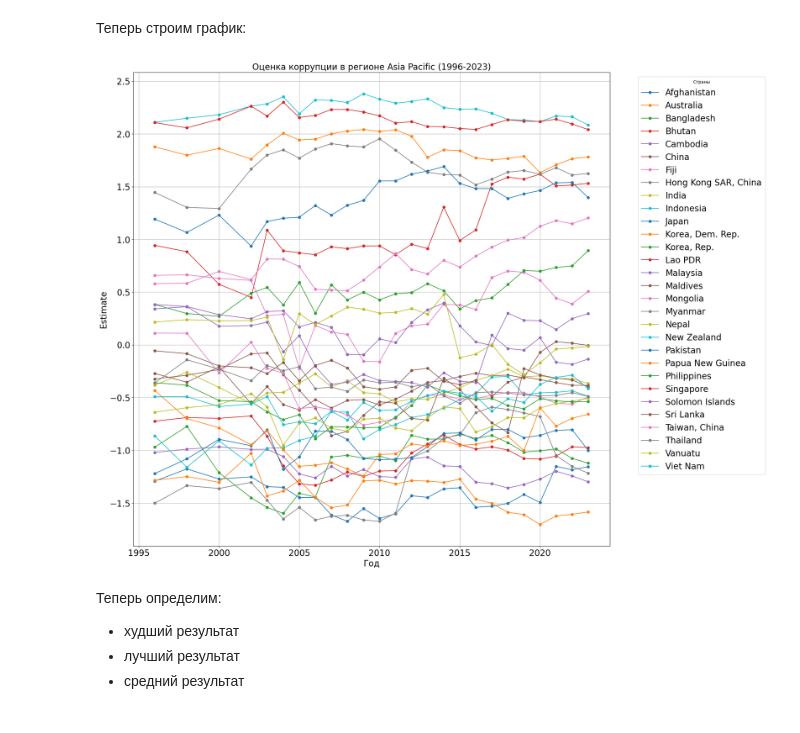
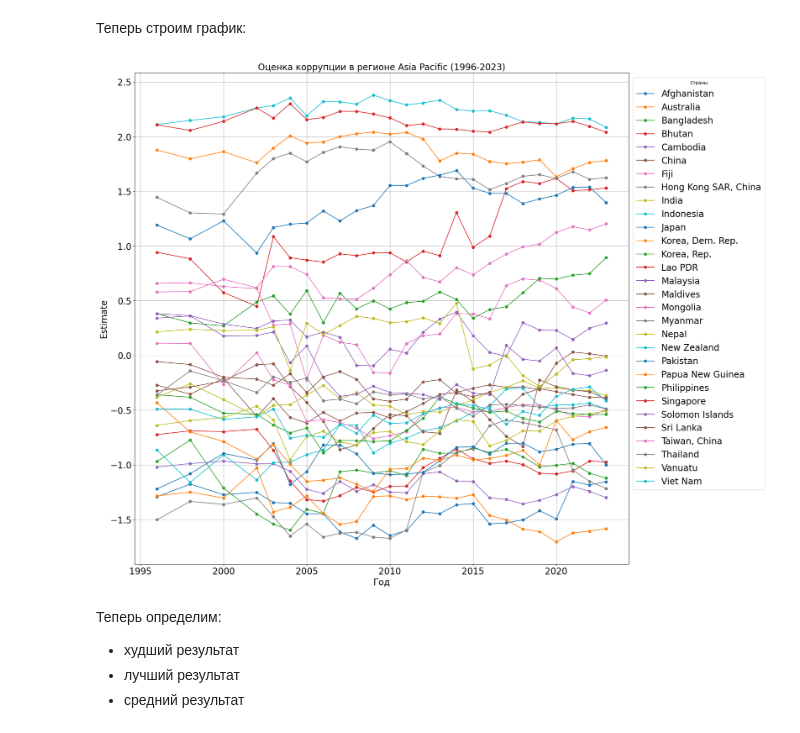
Before and after one commit to SARWX/mlmethods, a Jupyter notebook: task1.ipynb, the cells around one changed output. Drawn from its saved outputs; the diff is of its cells as text; code cells hidden in the pictures.

```diff
--- a/task1.ipynb
+++ b/task1.ipynb
@@ -112,5 +101,9 @@ df_asia_pacific
 # %%
 df_asia_pacific = df_asia_pacific.sort_values(by=["countryname", "year"])
+
+# Убираем все строки с NaN в 'estimate' и 'year' и приводим к числам
+df_asia_pacific = df_asia_pacific.dropna(subset=['estimate', 'year'])
+df_asia_pacific['estimate'] = pd.to_numeric(df_asia_pacific['estimate'])
 # %% [markdown]
 Сформируем набор стран региона:
 # %%
@@ -118,38 +111,27 @@ countries = df_asia_pacific["countryname"].unique()
 # %% [markdown]
 Теперь строим график:
 # %%
-# Убираем все строки с NaN в 'estimate' и 'year'
-df_asia_pacific = df_asia_pacific.dropna(subset=['estimate', 'year'])
-
 # Создаем фигуру для графика
 plt.figure(figsize=(20, 20))
-
-# Получаем список стран
-countries = df_asia_pacific['countryname'].unique()
 
 # Для каждой страны строим отдельную линию на графике
 for country in countries:
     country_data = df_asia_pacific[df_asia_pacific["countryname"] == country]
     plt.plot(country_data["year"], country_data["estimate"], label=country, marker='o')
 
 # Подписываем оси
 plt.xlabel("Год", fontsize=20)
 plt.ylabel("Estimate", fontsize=20)
 plt.title("Оценка коррупции в регионе Asia Pacific (1996-2023)", fontsize=20)
-
-# Настройка размера шрифта для цифр значений на осях
-plt.tick_params(axis='both', which='major', labelsize=20)
+plt.tick_params(axis="both", labelsize=20)
 
 # Добавляем легенду
-plt.legend(title="Страны", bbox_to_anchor=(1.05, 1), loc="upper left", fontsize=20)
+plt.legend(title="Страны", bbox_to_anchor=(1, 1), fontsize=20)
 
-# Добавляем сетку
 plt.grid(True)
-
-# Показываем график
 plt.show()
 # %% [output]
-[figure, old version]
+[figure, new version]
 # %% [markdown]
 Теперь определим:
 * худший результат
```
Also changed, not shown: parts of 49 cells of this notebook.
